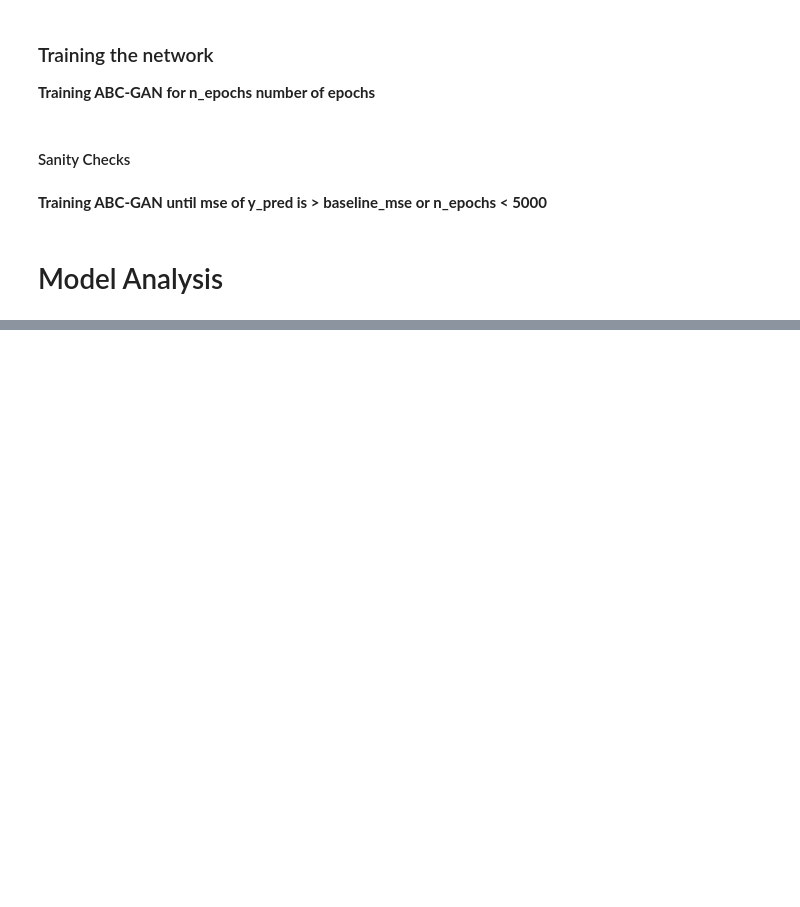
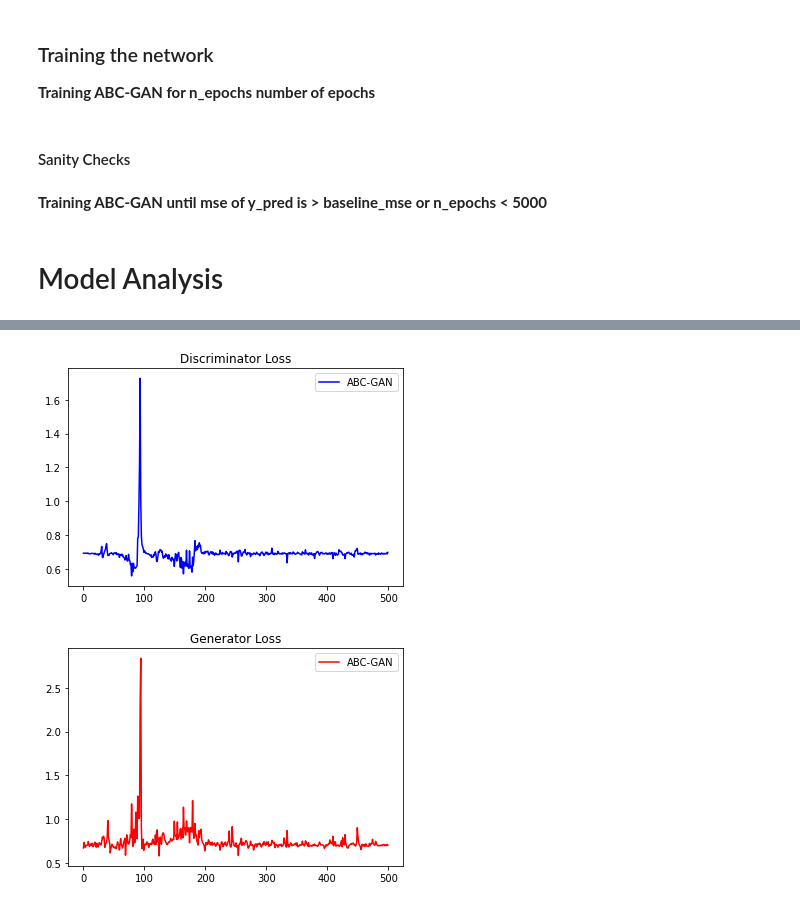
Before and after one commit to Manasi1999/ABC_GAN, a Jupyter notebook: Notebooks/Dataset3-Boston.ipynb, the cells around one changed output, grey strips where cells are left out. Drawn from its saved outputs; the diff is of its cells as text; code cells hidden in the pictures; blank space fills up the shorter version.

```diff
--- a/Notebooks/Dataset3-Boston.ipynb
+++ b/Notebooks/Dataset3-Boston.ipynb
@@ -239,2 +244,5 @@ performanceMetrics.modelAnalysis2(GAN3_metrics,ABC_GAN3_metrics)
 # %%
-performanceMetrics.plotTrainingLoss2(discLossG3,genLossG3,discLossA3,genLossA3)
+performanceMetrics.plotTrainingLoss2(discLossA3,genLossA3)
+# %% [output]
+[figure, added]
+[figure, added]
```
Also changed, not shown: parts of 17 cells of this notebook, 3 other files.
